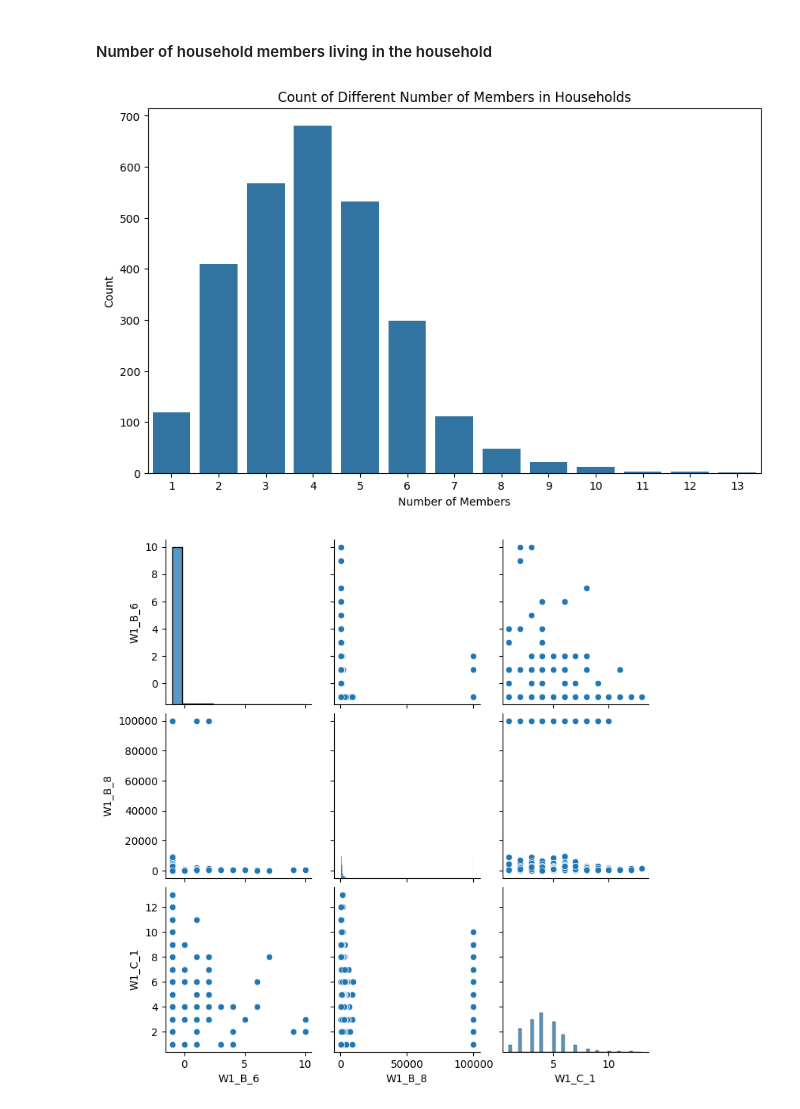
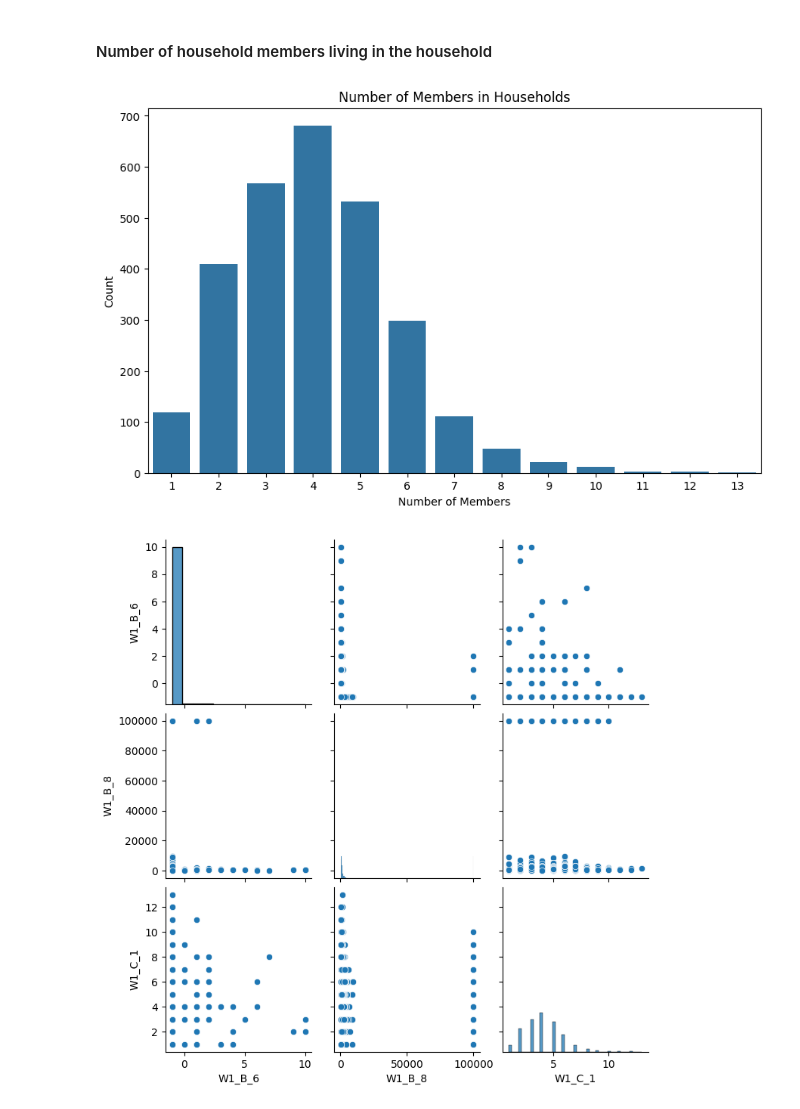
Before and after one commit to LIRNEasia/lacuna, a Jupyter notebook: notebooks/1. EDA_on_survey_wave_1.ipynb, the cells around one changed output. Saved outputs shown, nothing was run; the diff lists cells and outputs as text; code cells hidden in the pictures.

```diff
--- a/notebooks/1. EDA_on_survey_wave_1.ipynb
+++ b/notebooks/1. EDA_on_survey_wave_1.ipynb
@@ -215,12 +215,12 @@ plt.show()
 # %%
 plt.figure(figsize=(10, 6))
 sns.countplot(data=survey_data, x='W1_C_1')
-plt.title('Count of Different Number of Members in Households')
+plt.title('Number of Members in Households')
 plt.xlabel('Number of Members')
 plt.ylabel('Count')
 plt.show()
 # %% [output]
-[figure, old version]
+[figure, new version]
 # %%
 sns.pairplot(survey_data[['W1_B_6', 'W1_B_8', 'W1_C_1']])
 plt.show()
```
Also changed, not shown: parts of 1 cell of this notebook.
